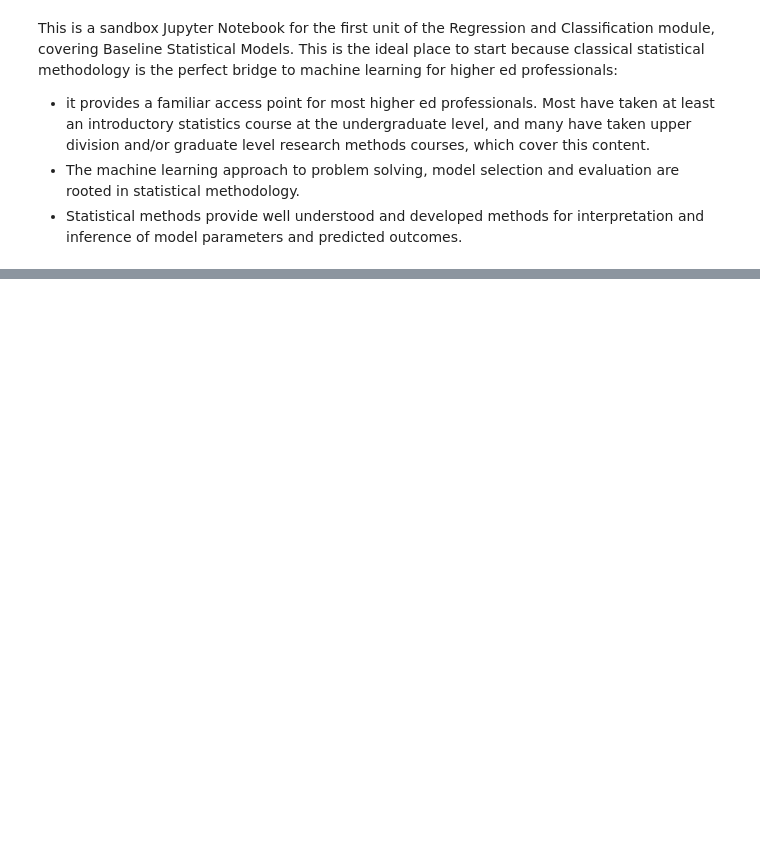
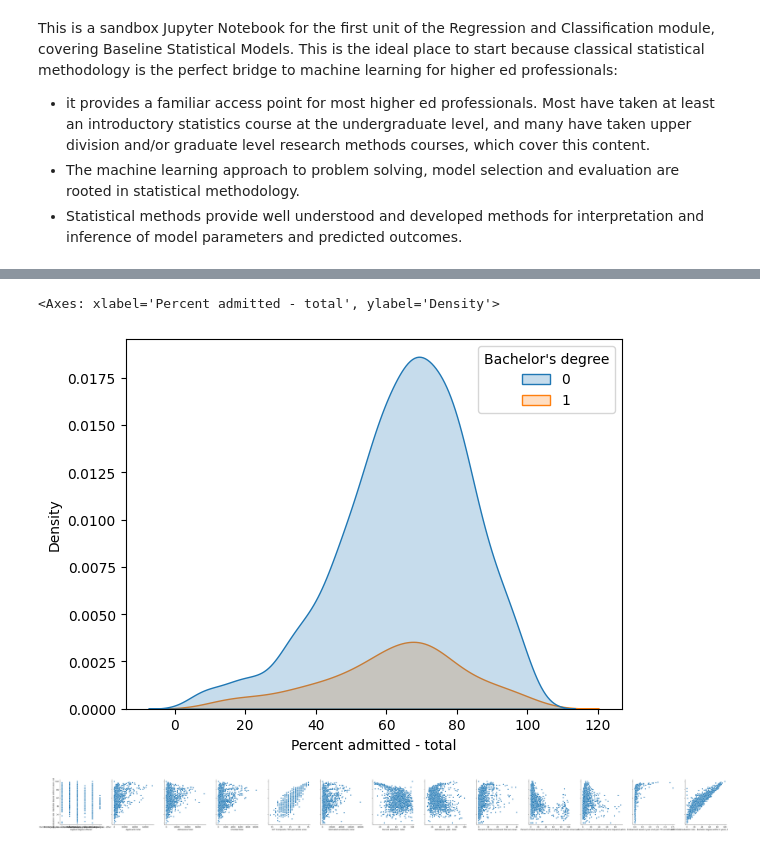
Before and after one commit to ksuaray/IRML---Regression-and-Classification, a Jupyter notebook: Regression_Baseline_Statistical_Model.ipynb, the cells around one changed output, grey strips where cells are left out. Saved outputs shown, nothing was run; the diff lists cells and outputs as text; code cells hidden in the pictures; blank space fills up the shorter version.

```diff
--- a/Regression_Baseline_Statistical_Model.ipynb
+++ b/Regression_Baseline_Statistical_Model.ipynb
@@ -12,0 +90,4 @@ import scipy as sp
+# %%
+dfx_H = pd.get_dummies(dfx.iloc[:,0])
+dfx_HD = dfx_H.iloc[:,[0,5]]
+dfx_HD['Doctorate'] = dfx_H.iloc[:,1]+dfx_H.iloc[:,2]+dfx_H.iloc[:,3]+dfx_H.iloc[:,4]
@@ -12,0 +100,2 @@ import scipy as sp
+# %%
+dfx_HD['Test'] = dfx_HD.iloc[:,0]+dfx_HD.iloc[:,1]+dfx_HD.iloc[:,2]
@@ -12,0 +128,2 @@ import scipy as sp
+# %%
+dfx_HDD = dfx_HD.drop(labels = 'Test',axis = 1)
@@ -12,0 +146,2 @@ import scipy as sp
+# %%
+IPEDS1 = pd.concat([dfx,dfx_HDD],axis=1)
@@ -12,0 +181,10 @@ import scipy as sp
+# %%
+sns.kdeplot(data=IPEDS1,x='Percent admitted - total',hue="Bachelor's degree",fill=True)
+# %% [output]
+<Axes: xlabel='Percent admitted - total', ylabel='Density'>
+[figure, added]
+# %%
+sns.pairplot(dfx, x_vars=['Highest degree offered','Applicants total','Admissions total','Enrolled total','ACT Composite 75th percentile score','Estimated enrollment, total','Percent admitted - total','Admissions yield - total','Percent of total enrollment that are Asian',	'Percent of total enrollment that are Black or African American',	'Percent of total enrollment that are Hispanic/Latino','Endowment assets (year end) per FTE enrollment (FASB)','Graduation rate - Bachelor degree within 4 years, total'], y_vars='Graduation rate - Bachelor degree within 6 years, total', height=4, aspect=1, kind='scatter')
+plt.show()
+# %% [output]
+[figure, added]
```
Also changed, not shown: parts of 46 cells of this notebook.
